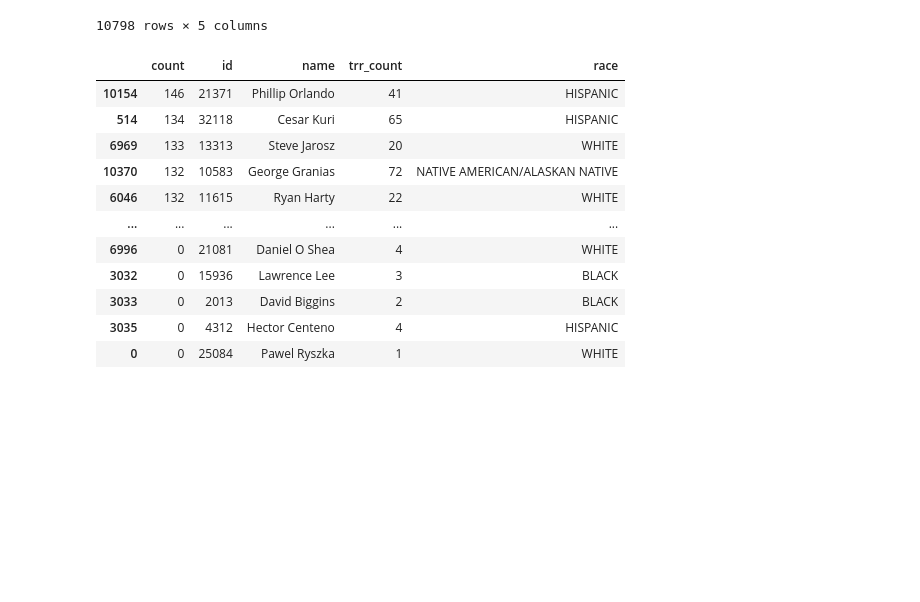
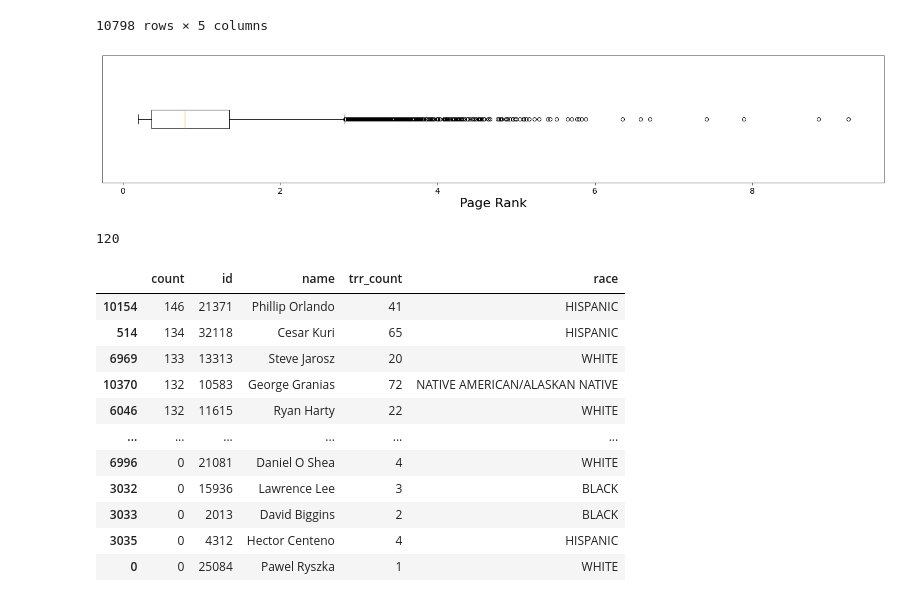
Before and after one commit to lqwdev/The-Freedom-Deer, a Jupyter notebook: cp4/src/cross-race.ipynb, the cells around one changed output. Saved outputs shown, nothing was run; the diff lists cells and outputs as text; code cells hidden in the pictures; blank space fills up the shorter version.

Commit message:
[cp4] page rank

```diff
--- a/cp4/src/cross-race.ipynb
+++ b/cp4/src/cross-race.ipynb
@@ -214,6 +214,19 @@ pagerank
 | 7485 | 5333 | Stacey Cooper | 4 | BLACK | 0.193031 |
 | 10797 | 5983 | Danielle Cusimano | 2 | WHITE | 0.193031 |
 10798 rows × 5 columns
+# %%
+plt.figure(figsize=(24,4))
+plt.boxplot(pagerank['pagerank'], vert=False)
+plt.xticks(fontsize=14)
+plt.yticks([])
+plt.xlabel('Page Rank', fontsize=22)
+plt.show()
+# %% [output]
+[figure, added]
+# %%
+len(set(pagerank[:200]['id']) - set(triangles[:200]['id']))
+# %% [output]
+120
 # %%
 pagerank[:1000].to_csv('pagerank_cross_race.csv', index=False)
 # %%
```
Also changed, not shown: parts of 5 cells of this notebook, 1 other file.
